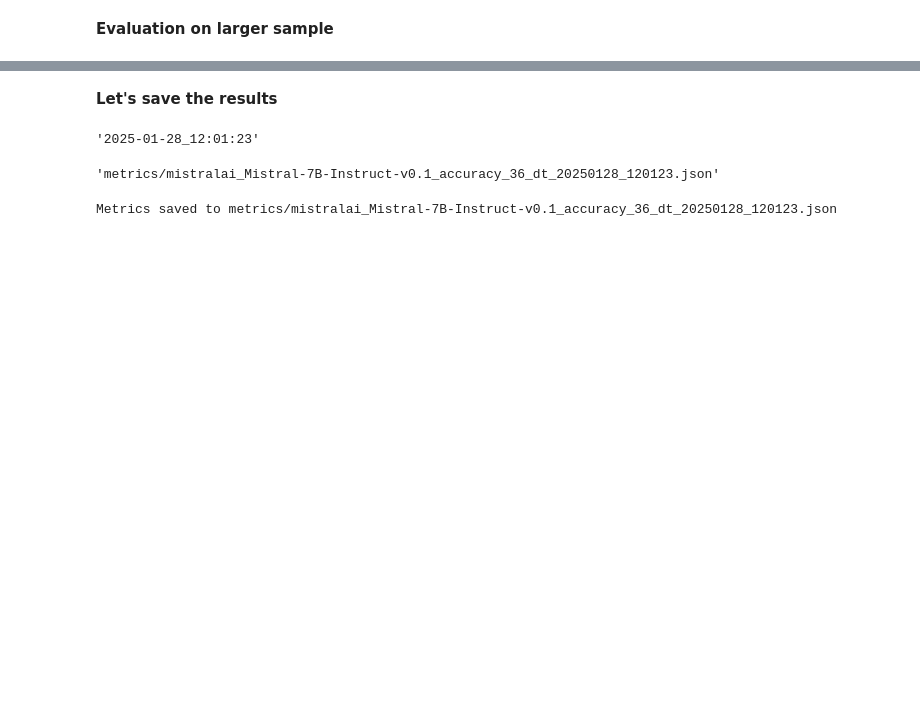
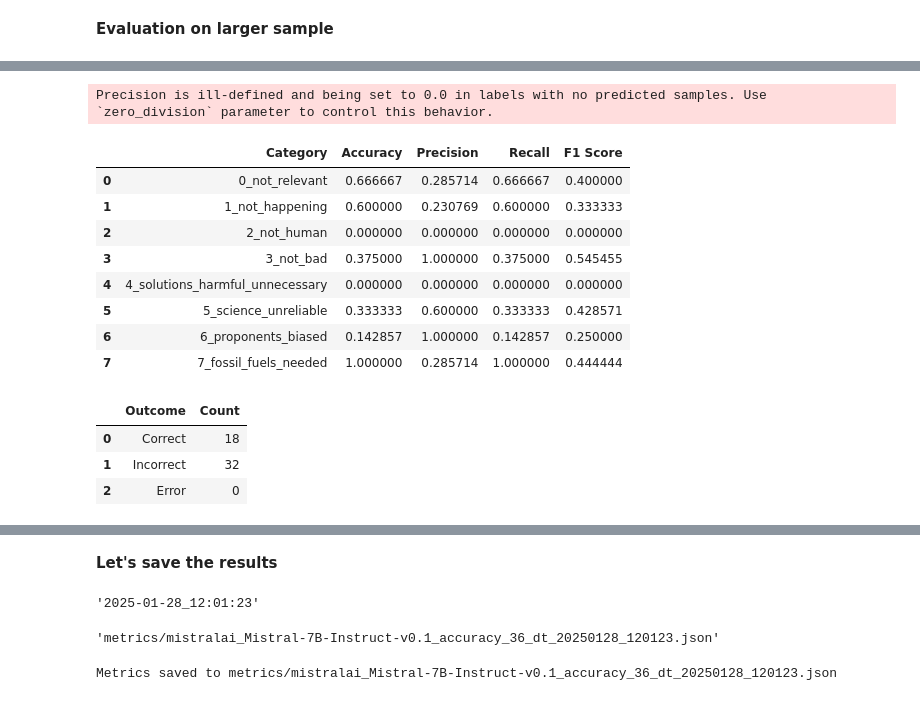
Before and after one commit to Arivima/frugal-ai-challenge, a Jupyter notebook: training/Baseline_text_LLM.ipynb, the cells around one changed output, grey strips where cells are left out. Saved outputs shown, nothing was run; the diff lists cells and outputs as text; code cells hidden in the pictures; blank space fills up the shorter version.

```diff
--- a/training/Baseline_text_LLM.ipynb
+++ b/training/Baseline_text_LLM.ipynb
@@ -515,0 +449,8 @@ results.head()
+# %%
+results = pd.DataFrame({
+    'X_test': [t[:100]+'...' for t in X_test],
+    'y_test': y_test,
+    'y_pred': y_pred
+})
+results["correct"] = results["y_test"] == results["y_pred"]
+results.head()
@@ -515,0 +464,48 @@ results.head()
+# %%
+accuracy = accuracy_score(results["y_test"], results["y_pred"])
+category_names = sorted(results["y_test"].unique())
+
+class_accuracy = pd.DataFrame(results).groupby("y_test")["correct"].mean().values
+precision = precision_score(results["y_test"], results["y_pred"], average=None, labels=category_names)
+recall = recall_score(results["y_test"], results["y_pred"], average=None, labels=category_names)
+f1 = f1_score(results["y_test"], results["y_pred"], average=None, labels=category_names)
+
+metrics_df = pd.DataFrame({
+    "Category": category_names,
+    "Accuracy": class_accuracy,
+    "Precision": precision,
+    "Recall": recall,
+    "F1 Score": f1
+})
+metrics_df
+# %% [output]
+Precision is ill-defined and being set to 0.0 in labels with no predicted samples. Use `zero_division` parameter to control this behavior.
+|  | Category | Accuracy | Precision | Recall | F1 Score |
+| 0 | 0_not_relevant | 0.666667 | 0.285714 | 0.666667 | 0.400000 |
+| 1 | 1_not_happening | 0.600000 | 0.230769 | 0.600000 | 0.333333 |
+| 2 | 2_not_human | 0.000000 | 0.000000 | 0.000000 | 0.000000 |
+| 3 | 3_not_bad | 0.375000 | 1.000000 | 0.375000 | 0.545455 |
+| 4 | 4_solutions_harmful_unnecessary | 0.000000 | 0.000000 | 0.000000 | 0.000000 |
+| 5 | 5_science_unreliable | 0.333333 | 0.600000 | 0.333333 | 0.428571 |
+| 6 | 6_proponents_biased | 0.142857 | 1.000000 | 0.142857 | 0.250000 |
+| 7 | 7_fossil_fuels_needed | 1.000000 | 0.285714 | 1.000000 | 0.444444 |
+# %%
+# Overall performance
+correct = np.sum(results["correct"])
+errors = np.sum(results["y_pred"] == 'error')
+incorrect = len(results) - correct - errors
+
+performance = pd.DataFrame({
+    'Outcome': ['Correct', 'Incorrect', 'Error'],
+    'Count': [
+        correct,
+        incorrect,
+        errors
+    ]
+})
+performance
+# %% [output]
+|  | Outcome | Count |
+| 0 | Correct | 18 |
+| 1 | Incorrect | 32 |
+| 2 | Error | 0 |
```
Also changed, not shown: parts of 37 cells of this notebook, 17 other files.
